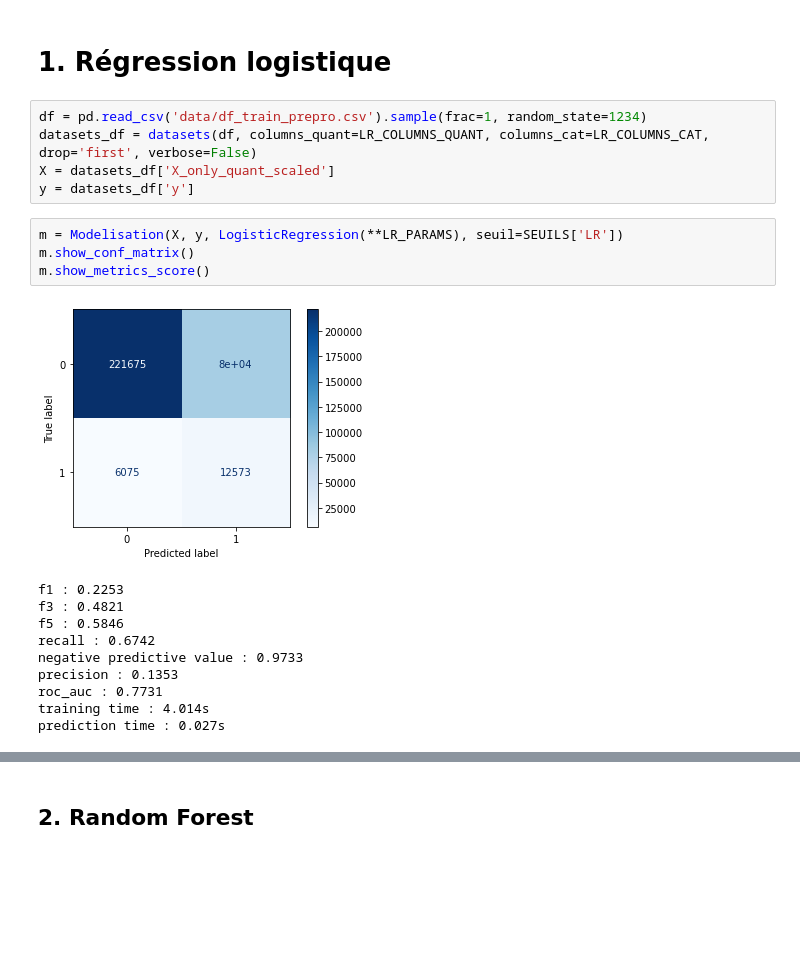
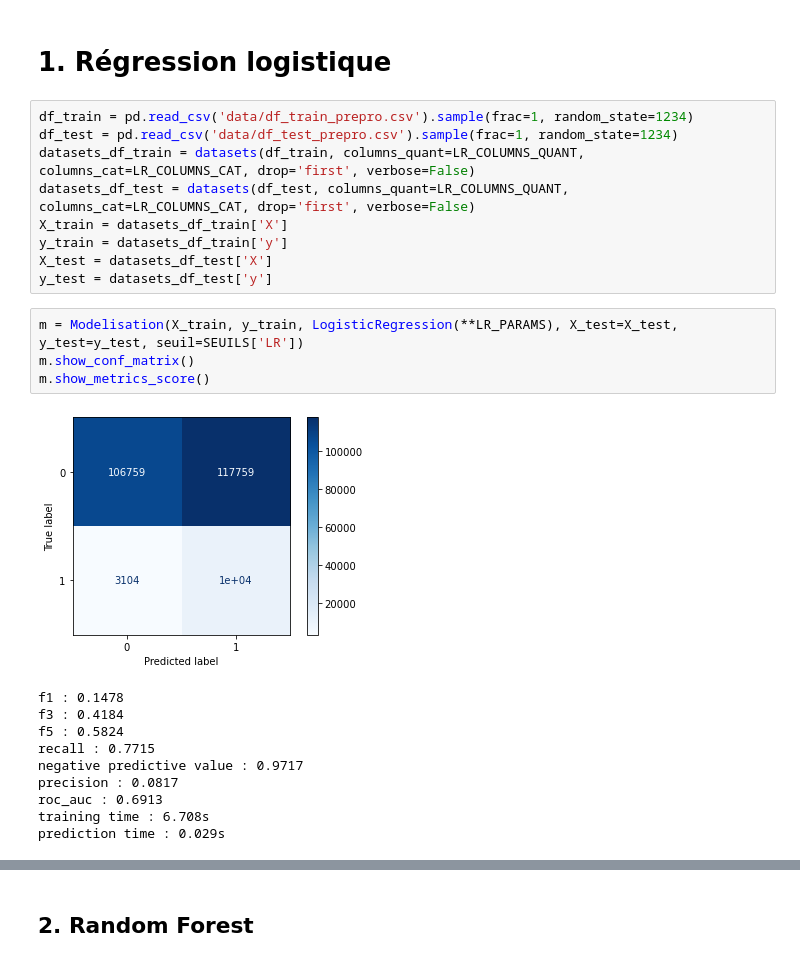
Before and after one commit to baptiste-pasquier/statapp, a Jupyter notebook: Modelisation/6_interpretation.ipynb, the cells around one changed output, grey strips where cells are left out. Drawn from its saved outputs; the diff is of its cells as text; blank space fills up the shorter version.

```diff
--- a/Modelisation/6_interpretation.ipynb
+++ b/Modelisation/6_interpretation.ipynb
@@ -146,23 +155,27 @@ Seuils ajustés :
 # %% [markdown]
 # 1. Régression logistique
 # %%
-df = pd.read_csv('data/df_train_prepro.csv').sample(frac=1, random_state=1234)
-datasets_df = datasets(df, columns_quant=LR_COLUMNS_QUANT, columns_cat=LR_COLUMNS_CAT, drop='first', verbose=False)
-X = datasets_df['X_only_quant_scaled']
-y = datasets_df['y']
+df_train = pd.read_csv('data/df_train_prepro.csv').sample(frac=1, random_state=1234)
+df_test = pd.read_csv('data/df_test_prepro.csv').sample(frac=1, random_state=1234)
+datasets_df_train = datasets(df_train, columns_quant=LR_COLUMNS_QUANT, columns_cat=LR_COLUMNS_CAT, drop='first', verbose=False)
+datasets_df_test = datasets(df_test, columns_quant=LR_COLUMNS_QUANT, columns_cat=LR_COLUMNS_CAT, drop='first', verbose=False)
+X_train = datasets_df_train['X']
+y_train = datasets_df_train['y']
+X_test = datasets_df_test['X']
+y_test = datasets_df_test['y']
 # %%
-m = Modelisation(X, y, LogisticRegression(**LR_PARAMS), seuil=SEUILS['LR'])
+m = Modelisation(X_train, y_train, LogisticRegression(**LR_PARAMS), X_test=X_test, y_test=y_test, seuil=SEUILS['LR'])
 m.show_conf_matrix()
 m.show_metrics_score()
 # %% [output]
-[figure, old version]
+[figure, new version]
-f1 : 0.2253
-f3 : 0.4821
-f5 : 0.5846
-recall : 0.6742
-negative predictive value : 0.9733
-precision : 0.1353
-roc_auc : 0.7731
-training time : 4.014s
-prediction time : 0.027s
+f1 : 0.1478
+f3 : 0.4184
+f5 : 0.5824
+recall : 0.7715
+negative predictive value : 0.9717
+precision : 0.0817
+roc_auc : 0.6913
+training time : 6.708s
+prediction time : 0.029s
 # %%
```
Also changed, not shown: parts of 34 cells of this notebook, 1 other file.
